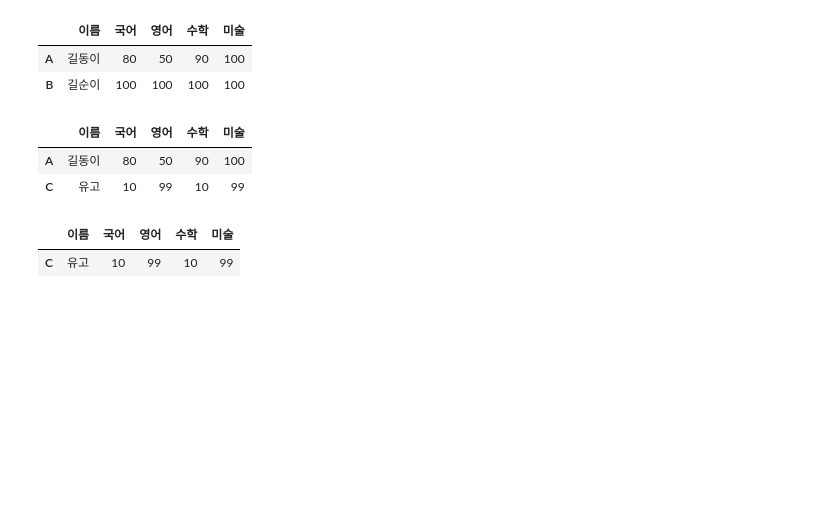
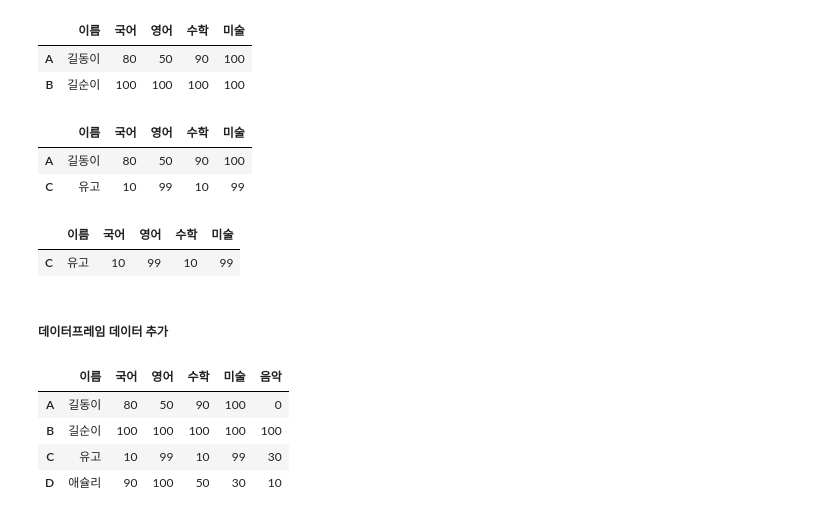
Before and after one commit to ldj8196/bigdata-python-2023, a Jupyter notebook: Day05/py31_pandas_dataframe.ipynb, the cells around one changed output. Drawn from its saved outputs; the diff is of its cells as text; code cells hidden in the pictures; blank space fills up the shorter version.

```diff
--- a/Day05/py31_pandas_dataframe.ipynb
+++ b/Day05/py31_pandas_dataframe.ipynb
@@ -249,3 +249,14 @@ df5[df5['영어'].isin([50, 99]) & (df5['수학'] == 10)]
 # %% [output]
 |  | 이름 | 국어 | 영어 | 수학 | 미술 |
 | C | 유고 | 10 | 99 | 10 | 99 |
+# %% [markdown]
+##### 데이터프레임 데이터 추가
+# %%
+df5['음악'] = [0, 100, 30, 10]
+df5
+# %% [output]
+|  | 이름 | 국어 | 영어 | 수학 | 미술 | 음악 |
+| A | 길동이 | 80 | 50 | 90 | 100 | 0 |
+| B | 길순이 | 100 | 100 | 100 | 100 | 100 |
+| C | 유고 | 10 | 99 | 10 | 99 | 30 |
+| D | 애슐리 | 90 | 100 | 50 | 30 | 10 |
```
